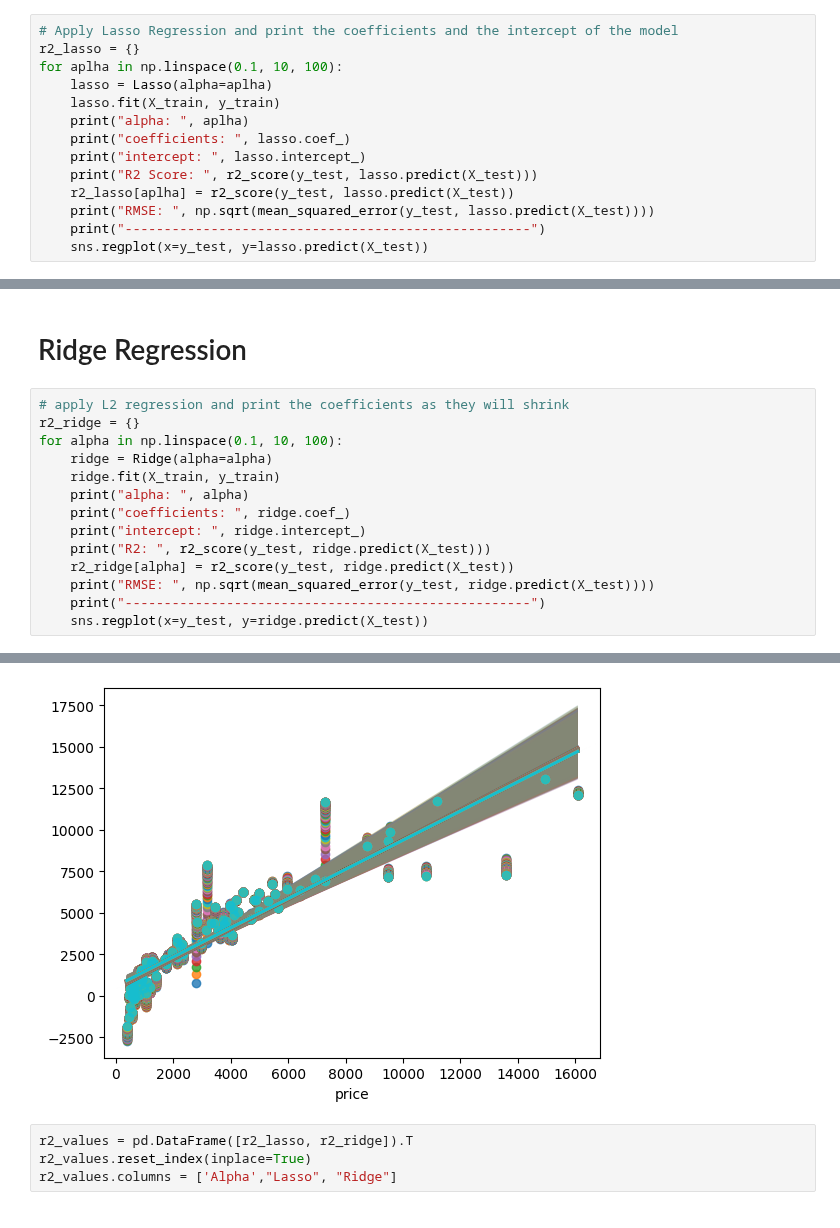
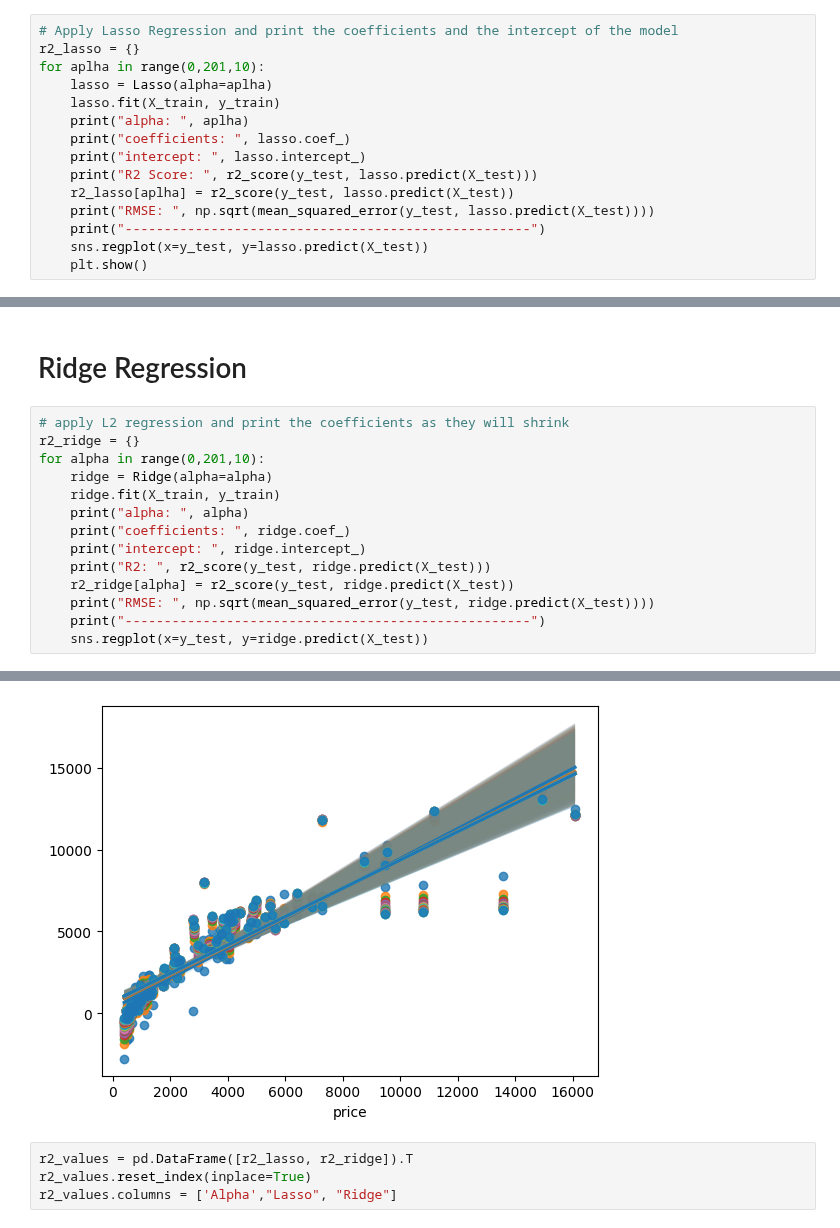
Before and after one commit to Harsh502s/ML-Assignments, a Jupyter notebook: ML-MF Pesentation/Presentation code.ipynb, the cells around one changed output, grey strips where cells are left out. Saved outputs shown, nothing was run; the diff lists cells and outputs as text.

```diff
--- a/ML-MF Pesentation/Presentation code.ipynb
+++ b/ML-MF Pesentation/Presentation code.ipynb
@@ -126,7 +126,7 @@ Linear Regression Intercept:  -8832.147252851688
 # %%
 # Apply Lasso Regression and print the coefficients and the intercept of the model
 r2_lasso = {}
-for aplha in np.linspace(0.1, 10, 100):
+for aplha in range(0,201,10):
     lasso = Lasso(alpha=aplha)
     lasso.fit(X_train, y_train)
     print("alpha: ", aplha)
@@ -137,4 +137,5 @@ for aplha in np.linspace(0.1, 10, 100):
     print("RMSE: ", np.sqrt(mean_squared_error(y_test, lasso.predict(X_test))))
     print("----------------------------------------------------")
     sns.regplot(x=y_test, y=lasso.predict(X_test))
+    plt.show()
 # %% [output]
@@ -161,7 +217,7 @@ RMSE:  1263.047065511252
 # %%
 # apply L2 regression and print the coefficients as they will shrink
 r2_ridge = {}
-for alpha in np.linspace(0.1, 10, 100):
+for alpha in range(0,201,10):
     ridge = Ridge(alpha=alpha)
     ridge.fit(X_train, y_train)
     print("alpha: ", alpha)
@@ -192,5 +248,5 @@ RMSE:  1356.219886710097
 ----------------------------------------------------
-[figure, old version]
+[figure, new version]
 # %%
 r2_values = pd.DataFrame([r2_lasso, r2_ridge]).T
 r2_values.reset_index(inplace=True)
```
Also changed, not shown: parts of 9 cells of this notebook.
